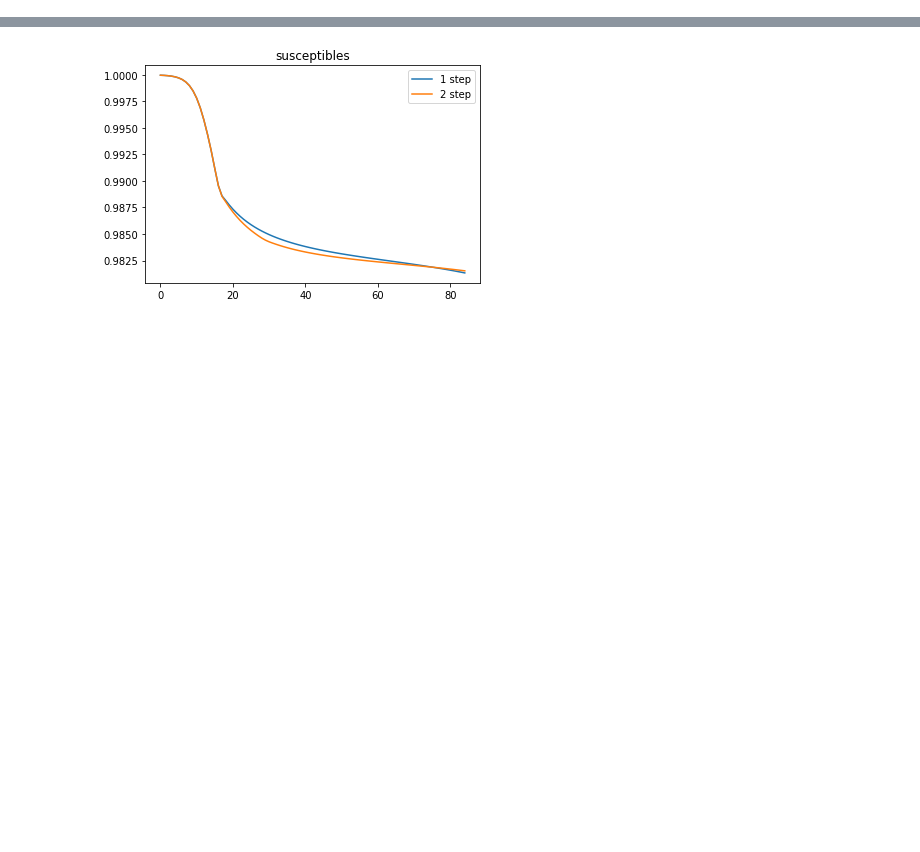
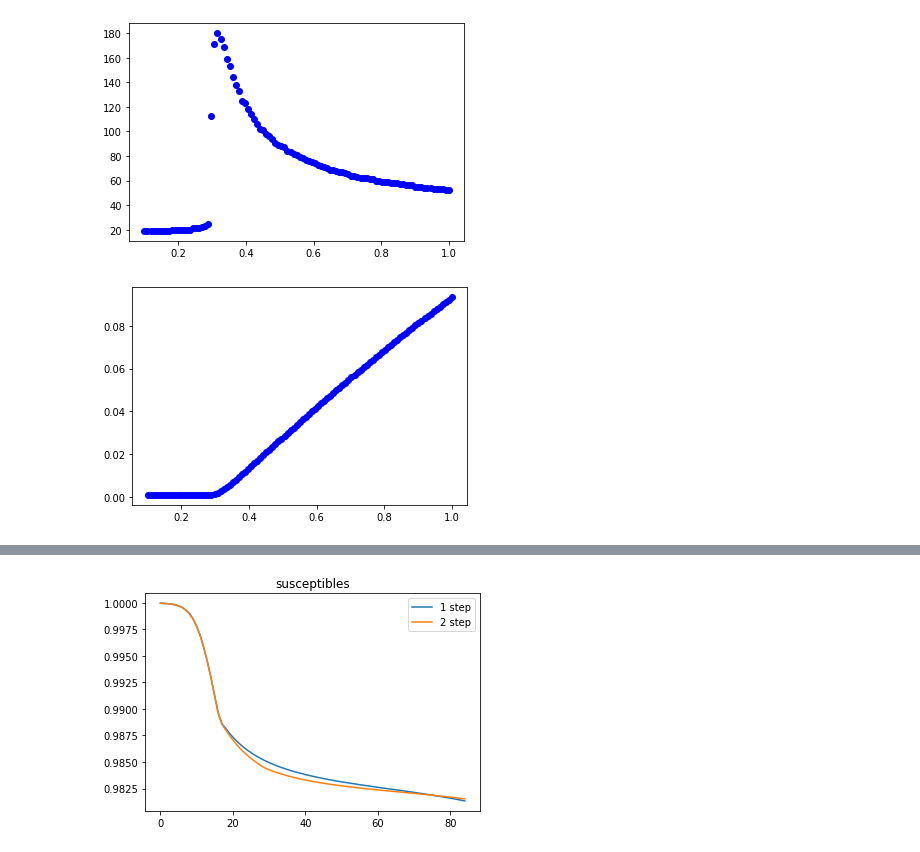
Before and after one commit to giuliacampesan/LDEProject, a Jupyter notebook: LDE_Project.ipynb, the cells around one changed output, grey strips where cells are left out. Saved outputs shown, nothing was run; the diff lists cells and outputs as text; code cells hidden in the pictures; blank space fills up the shorter version.

```diff
--- a/LDE_Project.ipynb
+++ b/LDE_Project.ipynb
@@ -114,0 +96,8 @@ plt.show()
+# %%
+plt.plot(rates, peak_times[15,:], 'bo')
+plt.show()
+plt.plot(rates, peak_values[15,:], 'bo')
+plt.show()
+# %% [output]
+[figure, added]
+[figure, added]
```
Also changed, not shown: parts of 14 cells of this notebook.
